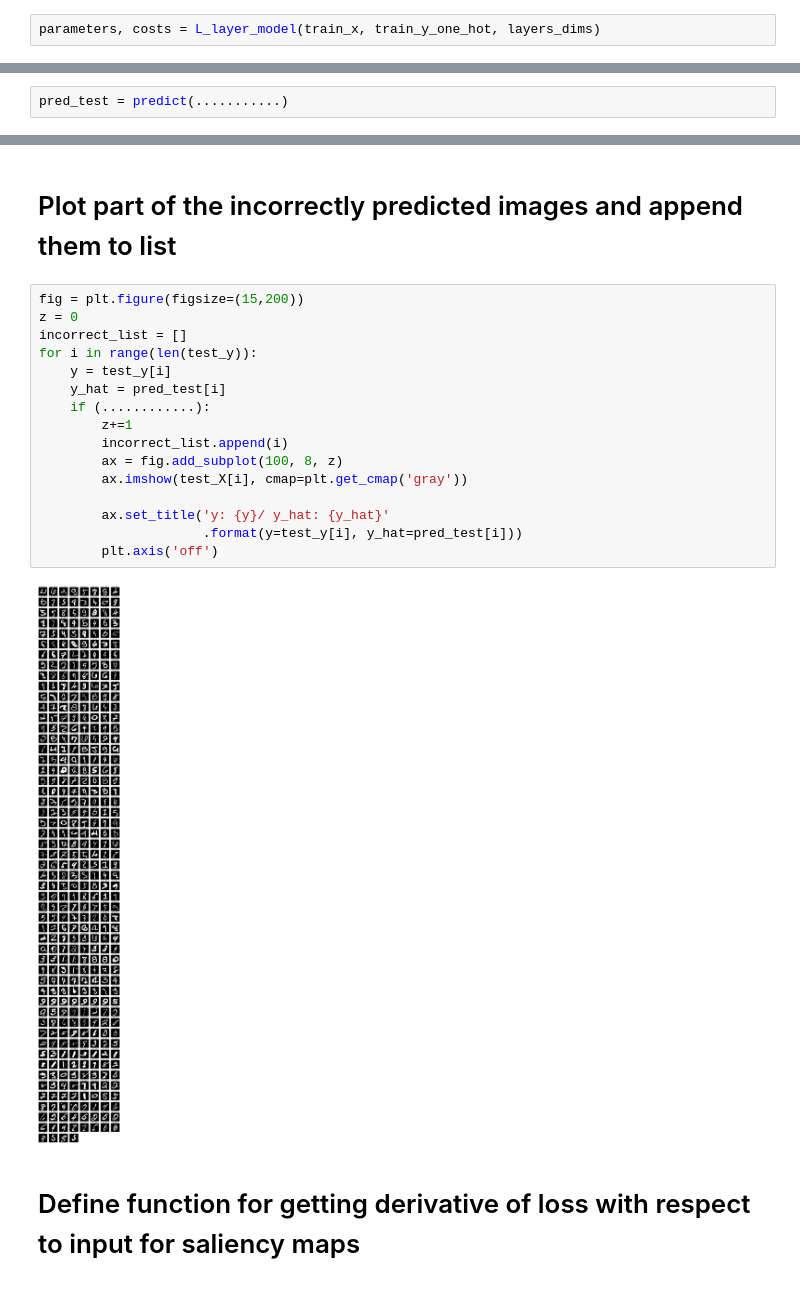
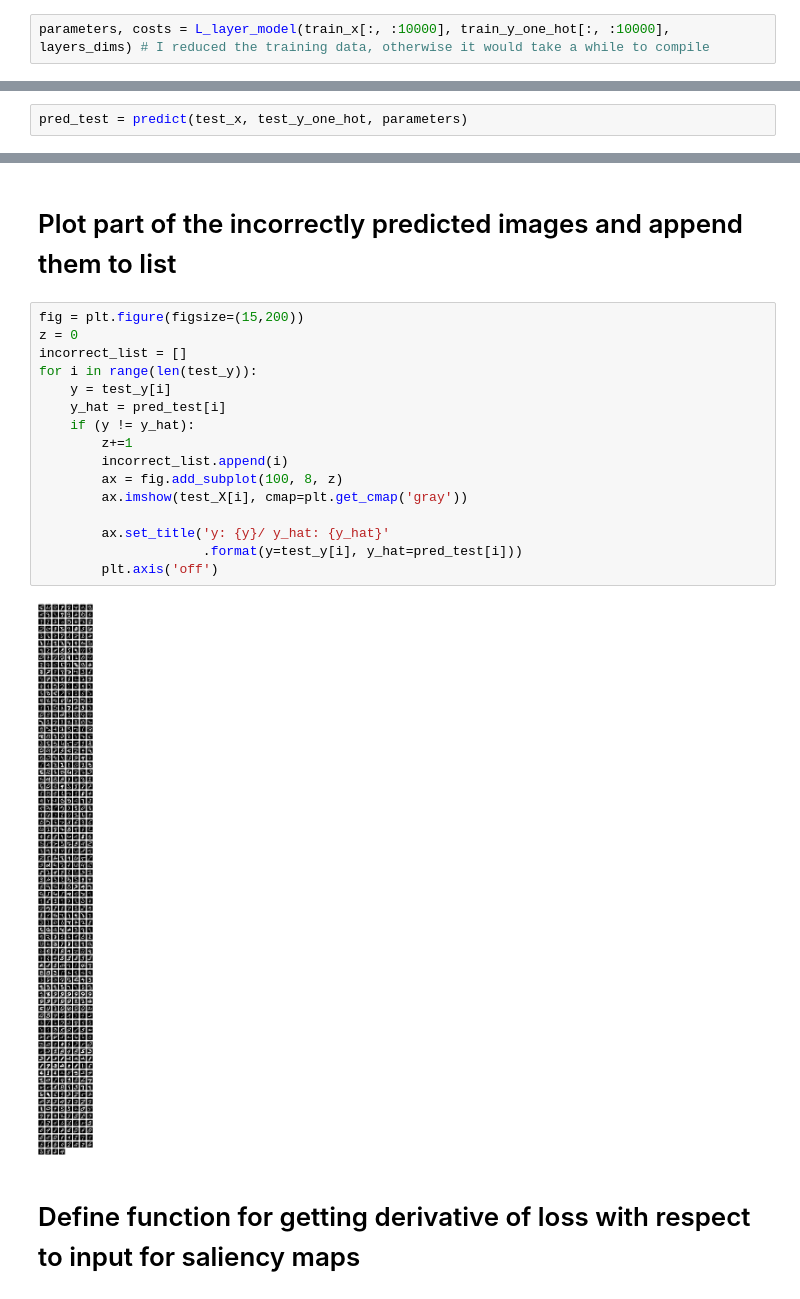
Before and after one commit to esmoliakov/AI-engineering, a Jupyter notebook: Week 2 Day 6/NN_From_Scratch_on_MNIST_task_nr_2_excercise.ipynb, the cells around one changed output, grey strips where cells are left out. Saved outputs shown, nothing was run; the diff lists cells and outputs as text.

```diff
--- a/Week 2 Day 6/NN_From_Scratch_on_MNIST_task_nr_2_excercise.ipynb
+++ b/Week 2 Day 6/NN_From_Scratch_on_MNIST_task_nr_2_excercise.ipynb
@@ -230,4 +230,4 @@ def L_layer_model(X, Y, layers_dims, learning_rate = 0.9, num_iterations = 3000,
 # %% [markdown]
 # Train model
 # %%
-parameters, costs = L_layer_model(train_x, train_y_one_hot, layers_dims)
+parameters, costs = L_layer_model(train_x[:, :10000], train_y_one_hot[:, :10000], layers_dims) # I reduced the training data, otherwise it would take a while to compile
@@ -279,7 +281,7 @@ weighted avg       0.98      0.98      0.98     60000
 # %% [markdown]
 # Make predictions on test data, get accuracy
 # %%
-pred_test = predict(...........)
+pred_test = predict(test_x, test_y_one_hot, parameters)
 # %% [markdown]
 # Print confusion matrix and classification report for test predictions
 # %%
@@ -308,21 +310,21 @@ weighted avg       0.96      0.96      0.96     10000
 # %%
 fig = plt.figure(figsize=(15,200))
 z = 0
 incorrect_list = []
 for i in range(len(test_y)):
     y = test_y[i]
     y_hat = pred_test[i]
-    if (............):
+    if (y != y_hat):
         z+=1
         incorrect_list.append(i)
         ax = fig.add_subplot(100, 8, z)
         ax.imshow(test_X[i], cmap=plt.get_cmap('gray'))
 
         ax.set_title('y: {y}/ y_hat: {y_hat}'
                      .format(y=test_y[i], y_hat=pred_test[i]))
         plt.axis('off')
 # %% [output]
-[figure, old version]
+[figure, new version]
 # %% [markdown]
 # Define function for getting derivative of loss with respect to input for saliency maps
 # %%
```
Also changed, not shown: parts of 9 cells of this notebook.
